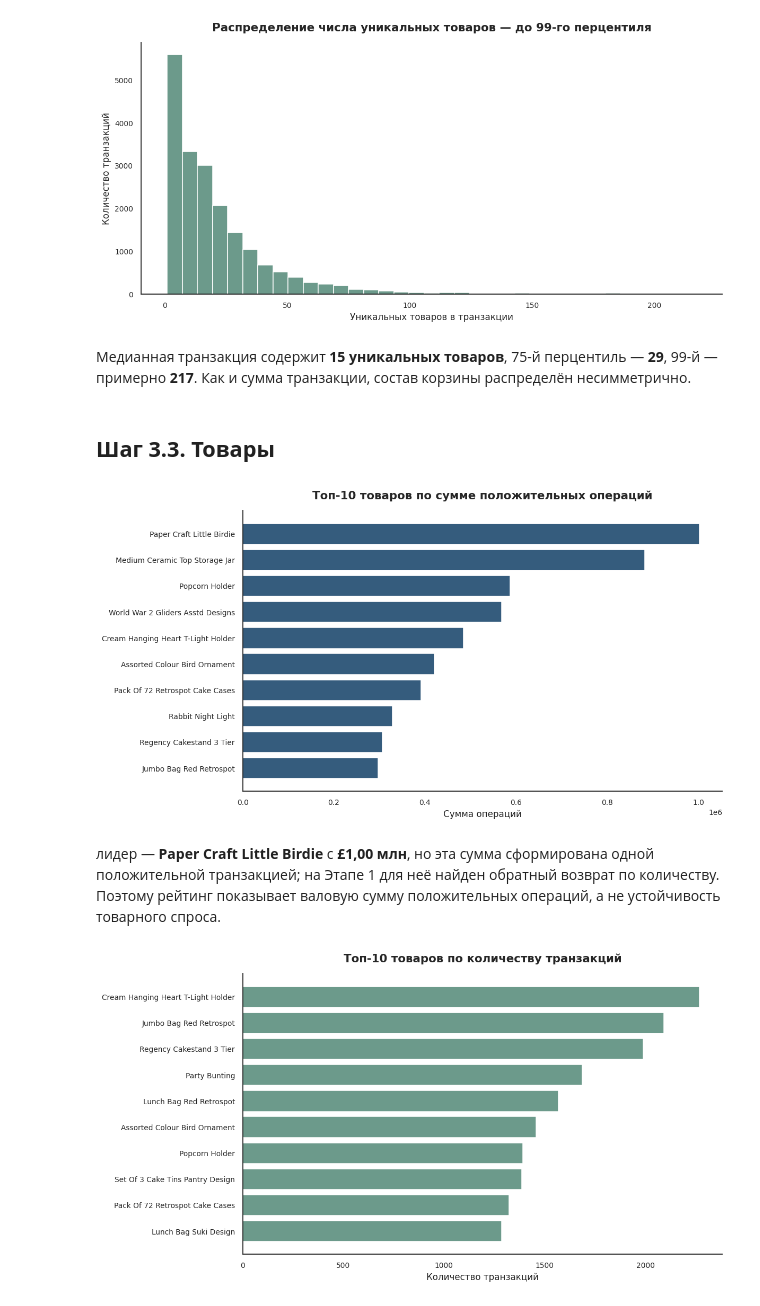
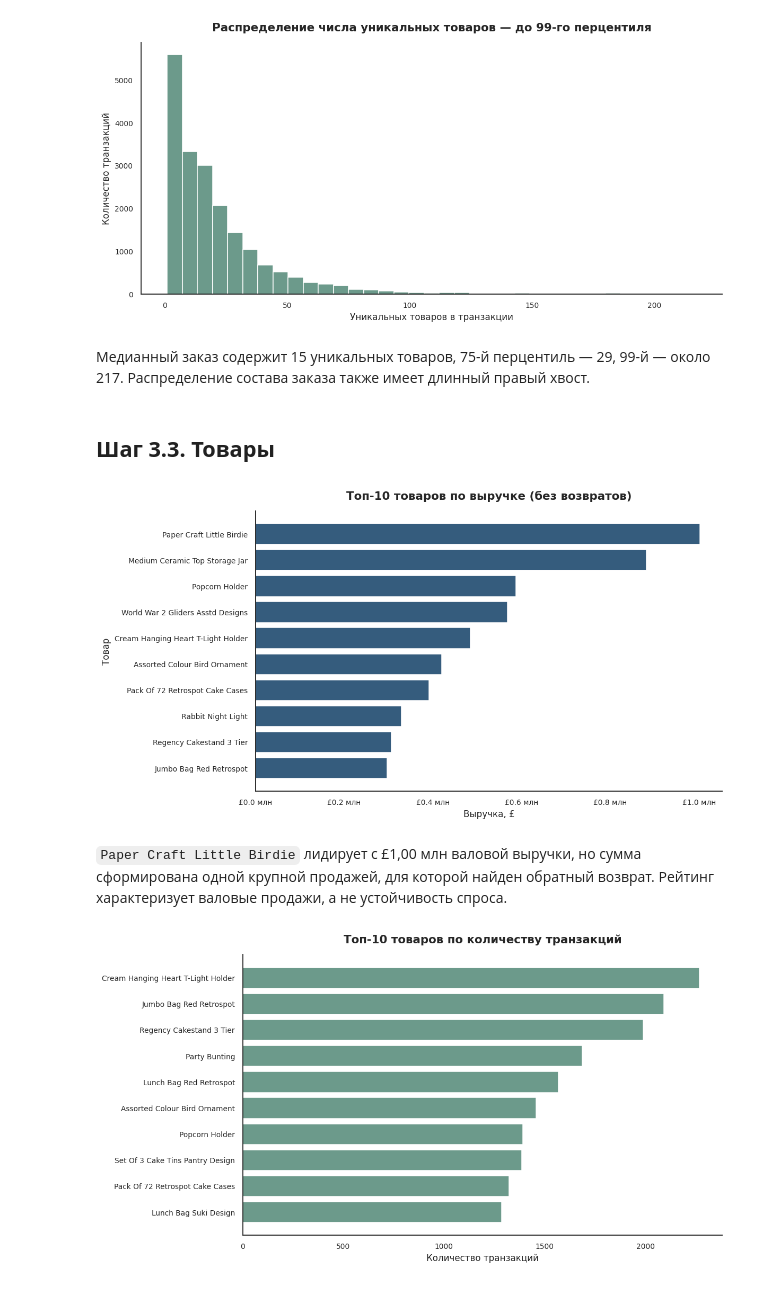
Before and after one commit to dazzens/dazzens, a Jupyter notebook: EDA_проект.ipynb, the cells around one changed output. Drawn from its saved outputs; the diff is of its cells as text; code cells hidden in the pictures.

```diff
--- a/EDA_проект.ipynb
+++ b/EDA_проект.ipynb
@@ -2002,5 +1740,10 @@ def finish_chart(ax, title, xlabel="", ylabel=""):
     sns.despine(ax=ax)
 
 
-def pounds_millions(value, position=None):
-    return f"£{value / 1_000_000:.1f} млн"
+def pounds_compact(value, position=None):
+    absolute = abs(value)
+    if absolute >= 1_000_000:
+        return f"£{value / 1_000_000:.1f} млн"
+    if absolute >= 1_000:
+        return f"£{value / 1_000:.0f} тыс."
+    return f"£{value:,.0f}"
@@ -2145,41 +1892,43 @@ plt.show()
 # %% [output]
 [figure]
 # %% [markdown]
-Медианная транзакция содержит **15 уникальных товаров**, 75-й перцентиль — **29**, 99-й — примерно **217**. Как и сумма транзакции, состав корзины распределён несимметрично.
+Медианный заказ содержит 15 уникальных товаров, 75-й перцентиль — 29, 99-й — около 217. Распределение состава заказа также имеет длинный правый хвост.
 # %% [markdown]
 ## **Шаг 3.3. Товары**
 # %%
 # единая товарная агрегация положительных операций
 
 product_stats = (
     sales_df.groupby(["ProductNo", "ProductName"], as_index=False)
     .agg(
         GrossAmount=("TotalAmount", "sum"),
         Quantity=("Quantity", "sum"),
         OrderCount=("TransactionNo", "nunique")
     )
 )
 
 top_products_amount = (
     product_stats.nlargest(10, "GrossAmount")
     .sort_values("GrossAmount")
 )
 
 fig, ax = plt.subplots(figsize=(11, 6))
 ax.barh(top_products_amount["ProductName"], top_products_amount["GrossAmount"], color=EDA_BLUE)
 
 finish_chart(
     ax,
-    "Топ-10 товаров по сумме положительных операций",
-    "Сумма операций",
-    ""
+    "Топ-10 товаров по выручке (без возвратов)",
+    "Выручка, £",
+    "Товар"
 )
+
+ax.xaxis.set_major_formatter(FuncFormatter(pounds_compact))
 plt.tight_layout()
 plt.show()
 # %% [output]
-[figure, old version]
+[figure, new version]
 # %% [markdown]
- лидер — **Paper Craft Little Birdie** с **£1,00 млн**, но эта сумма сформирована одной положительной транзакцией; на Этапе 1 для неё найден обратный возврат по количеству. Поэтому рейтинг показывает валовую сумму положительных операций, а не устойчивость товарного спроса.
+`Paper Craft Little Birdie` лидирует с £1,00 млн валовой выручки, но сумма сформирована одной крупной продажей, для которой найден обратный возврат. Рейтинг характеризует валовые продажи, а не устойчивость спроса.
 # %%
 # товары по частоте присутствия в транзакциях
 
```
Also changed, not shown: parts of 109 cells of this notebook.
